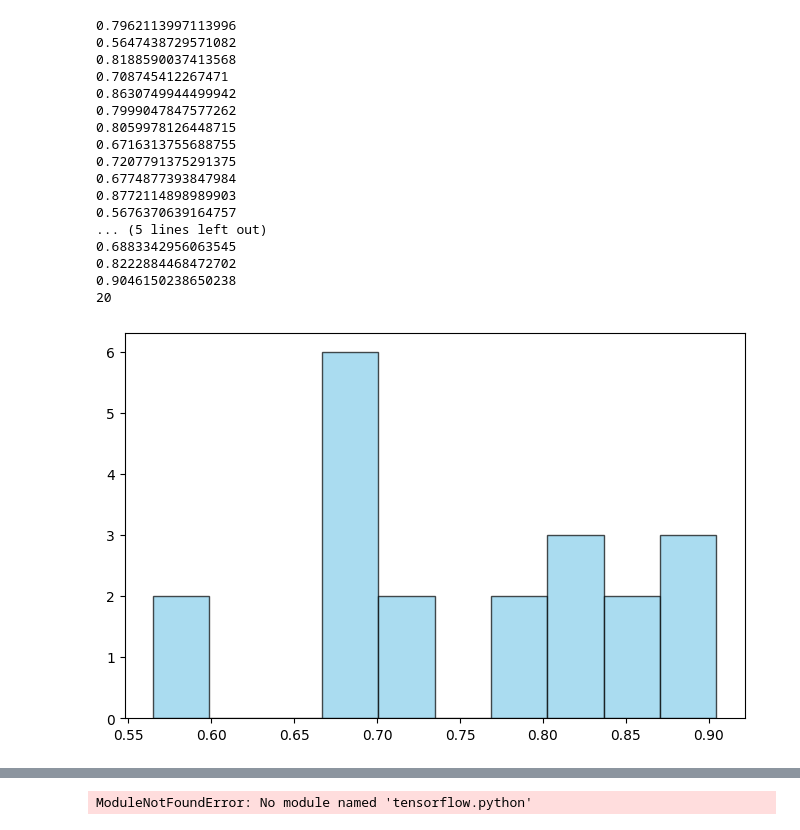
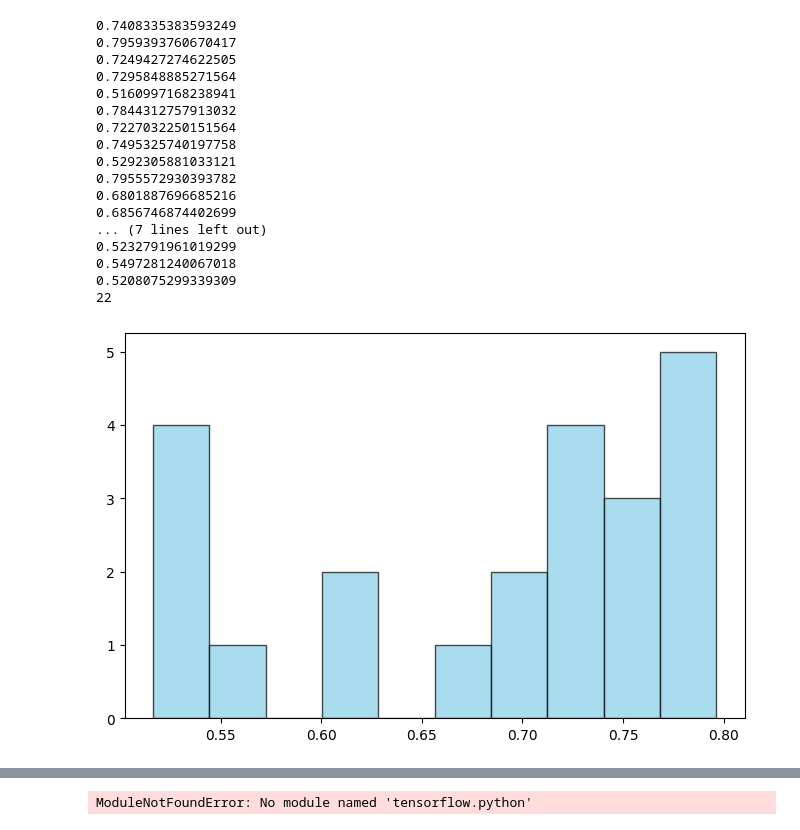
Before and after one commit to Dinithiii04/AgriLak, a Jupyter notebook: notebooks/Irrigation_model_traning.ipynb, the cells around one changed output, grey strips where cells are left out. Saved outputs shown, nothing was run; the diff lists cells and outputs as text; code cells hidden in the pictures.

```diff
--- a/notebooks/Irrigation_model_traning.ipynb
+++ b/notebooks/Irrigation_model_traning.ipynb
@@ -114,7 +114,7 @@ for i in range(5,20,5):
 
 lowones5th=[]
 for values in confidence:
-    if values<0.76:
+    if values<0.71:
         print(values)
         lowones5th.append(values)
 
@@ -137,33 +137,33 @@ print(len(lowones5th))
 # %%
 
 lowones10th=[]
 for values in confidence:
-    if values<0.91:
+    if values<0.80:
         print(values)
         lowones10th.append(values)
 
 plt.figure(figsize=(8, 5))
 plt.hist(lowones10th, bins=10, color='skyblue', edgecolor='black', alpha=0.7)
 print(len(lowones10th))
 # %% [output]
-0.7962113997113996
-0.5647438729571082
-0.8188590037413568
-0.708745412267471
-0.8630749944499942
-0.7999047847577262
-0.8059978126448715
-0.6716313755688755
-0.7207791375291375
-0.6774877393847984
-0.8772114898989903
-0.5676370639164757
-... (5 lines left out)
-0.6883342956063545
-0.8222884468472702
-0.9046150238650238
-20
+0.7408335383593249
+0.7959393760670417
+0.7249427274622505
+0.7295848885271564
+0.5160997168238941
+0.7844312757913032
+0.7227032250151564
+0.7495325740197758
+0.5292305881033121
+0.7955572930393782
+0.6801887696685216
+0.6856746874402699
+... (7 lines left out)
+0.5232791961019299
+0.5497281240067018
+0.5208075299339309
+22
-[figure, old version]
+[figure, new version]
 # %%
 
 lowones15th=[]
```
Also changed, not shown: parts of 14 cells of this notebook, 6 other files.
